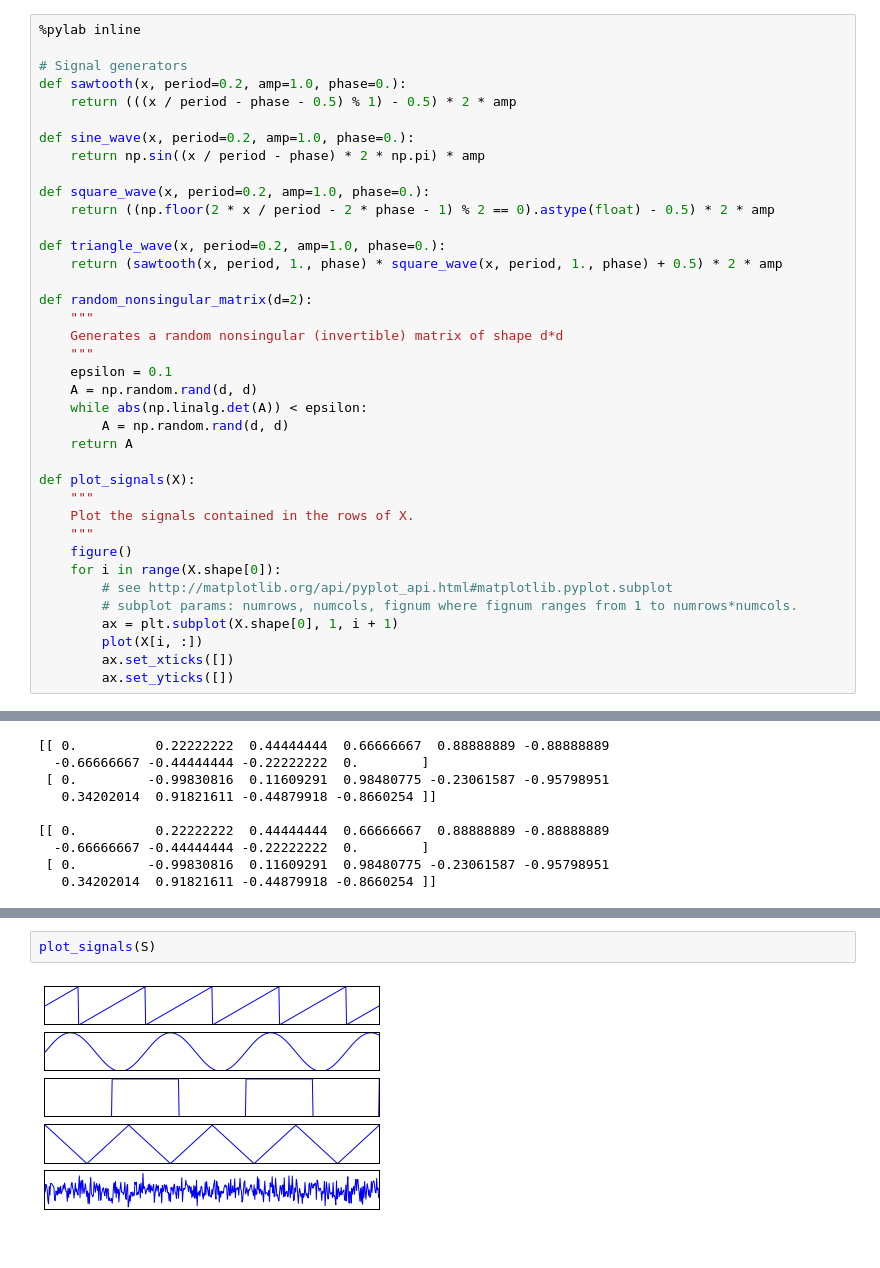
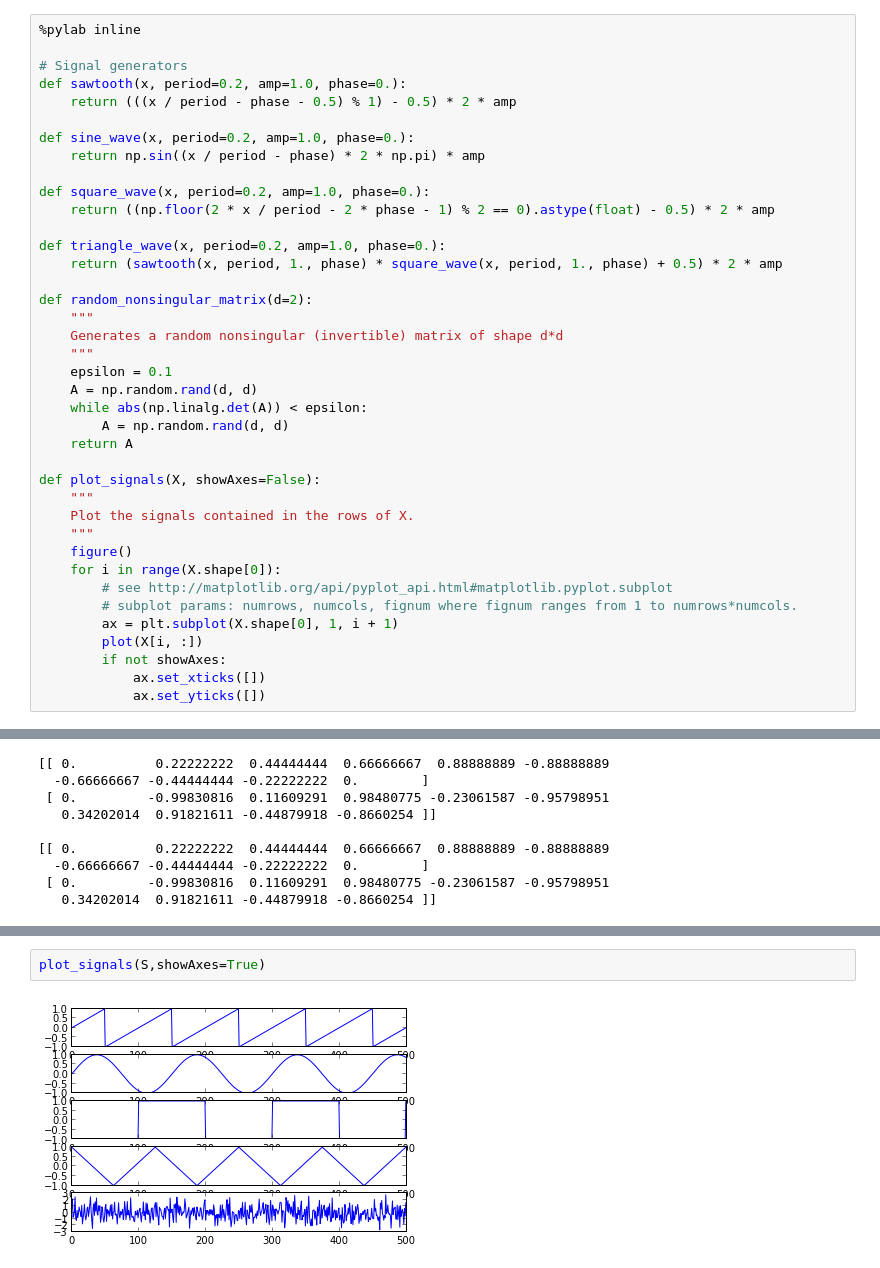
Before and after one commit to stablum/mlpm, a Jupyter notebook: testn.ipynb, the cells around one changed output, grey strips where cells are left out. Cells and saved outputs as stored; diff of their text form.

```diff
--- a/testn.ipynb
+++ b/testn.ipynb
@@ -24,7 +24,7 @@ def random_nonsingular_matrix(d=2):
         A = np.random.rand(d, d)
     return A
 
-def plot_signals(X):
+def plot_signals(X, showAxes=False):
     """
     Plot the signals contained in the rows of X.
     """
@@ -34,7 +34,8 @@ def plot_signals(X):
         # subplot params: numrows, numcols, fignum where fignum ranges from 1 to numrows*numcols.
         ax = plt.subplot(X.shape[0], 1, i + 1)
         plot(X[i, :])
-        ax.set_xticks([])
-        ax.set_yticks([])
+        if not showAxes:
+            ax.set_xticks([])
+            ax.set_yticks([])
 # %% [output]
 Populating the interactive namespace from numpy and matplotlib
@@ -87,7 +90,7 @@ plot_signals(S2)
 # %%
-plot_signals(S)
+plot_signals(S,showAxes=True)
 # %% [output]
-[figure, old version]
+[figure, new version]
 # %%
 print random_nonsingular_matrix()
 # %% [output]
```
Also changed, not shown: parts of 11 cells of this notebook, 1 other file.
